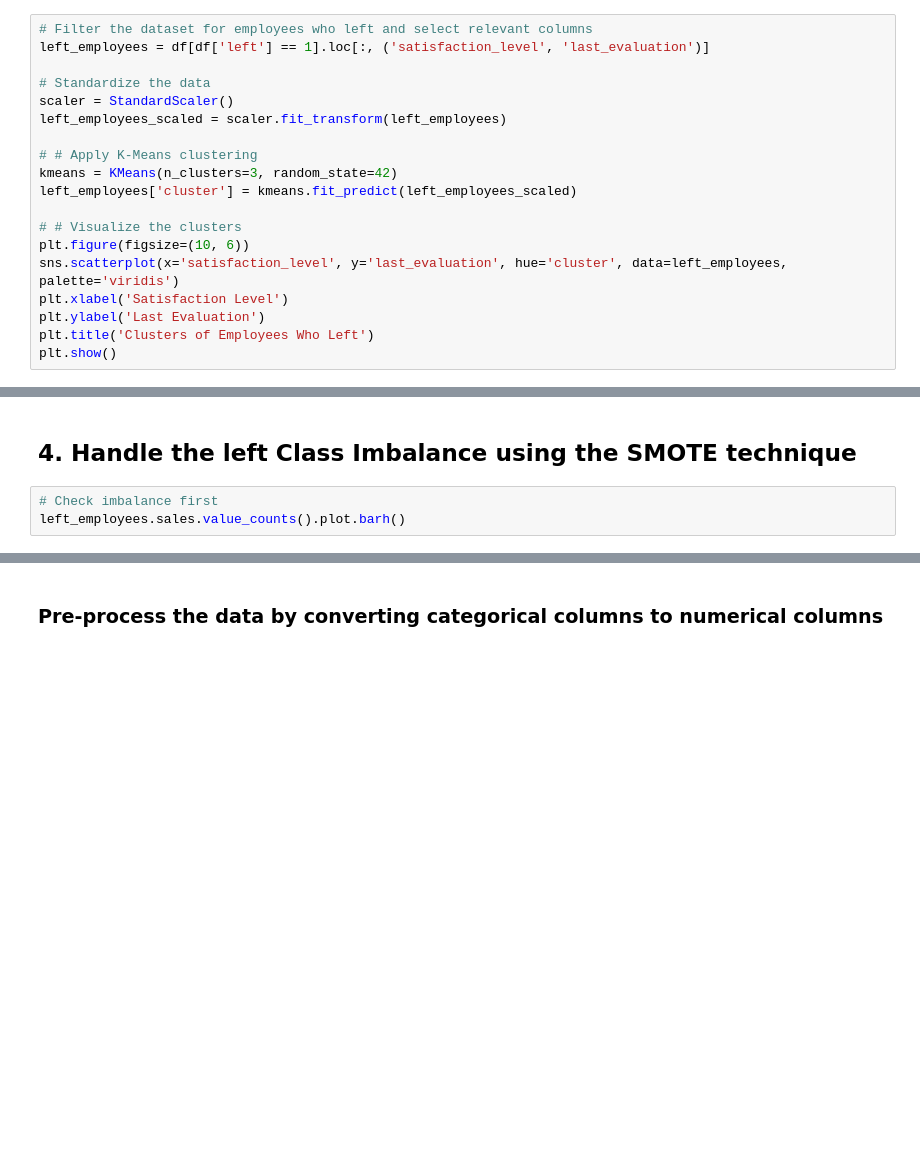
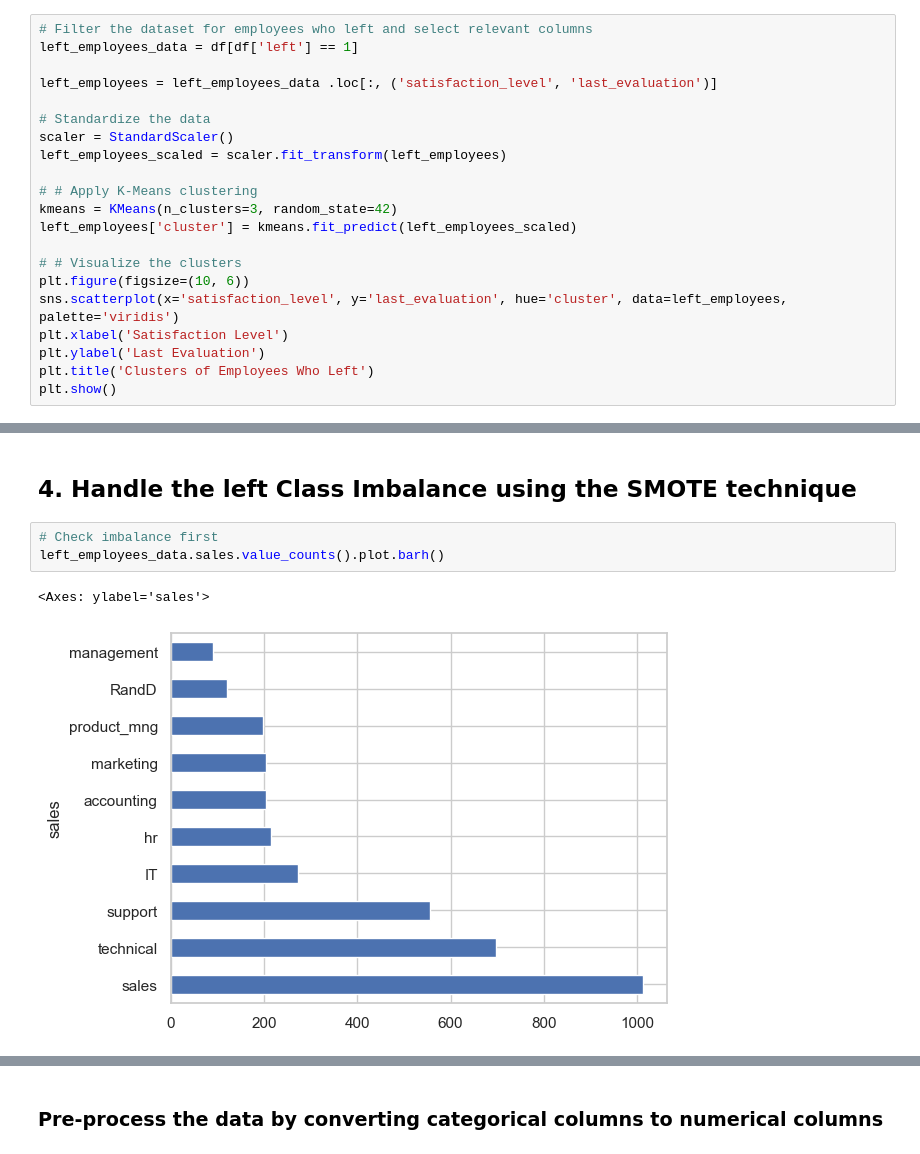
Before and after one commit to karmenatwork/4_CB_employees_turnover, a Jupyter notebook: main.ipynb, the cells around one changed output, grey strips where cells are left out. Drawn from its saved outputs; the diff is of its cells as text; blank space fills up the shorter version.

Commit message:
Fix dataframe
We need data for employees who left ->  left_employees_data = df[df['left'] == 1]

```diff
--- a/main.ipynb
+++ b/main.ipynb
@@ -343,6 +345,8 @@ print('All packages for clustering imported successfully!')
 # %%
 # Filter the dataset for employees who left and select relevant columns
-left_employees = df[df['left'] == 1].loc[:, ('satisfaction_level', 'last_evaluation')]
+left_employees_data = df[df['left'] == 1]
+
+left_employees = left_employees_data .loc[:, ('satisfaction_level', 'last_evaluation')]
 
 # Standardize the data
 scaler = StandardScaler()
@@ -370,6 +374,9 @@ __Observations__
 ## 4. Handle the left Class Imbalance using the SMOTE technique
 # %%
 # Check imbalance first
-left_employees.sales.value_counts().plot.barh()
+left_employees_data.sales.value_counts().plot.barh()
+# %% [output]
+<Axes: ylabel='sales'>
+[figure, added]
 # %%
 # Check imbalance
```
Also changed, not shown: parts of 5 cells of this notebook.
